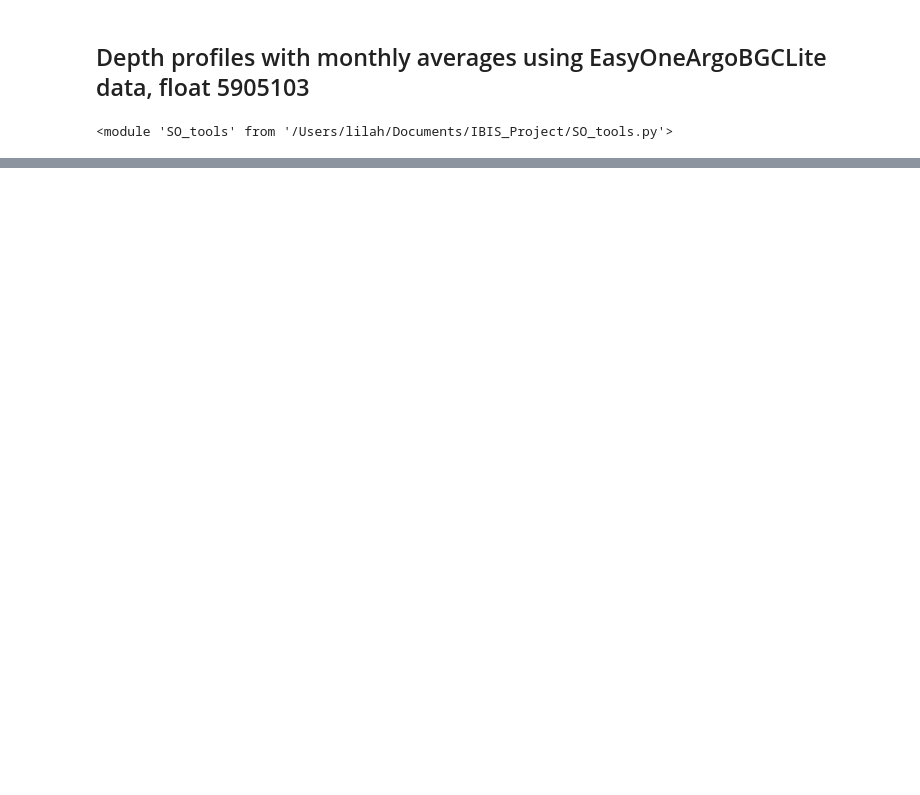
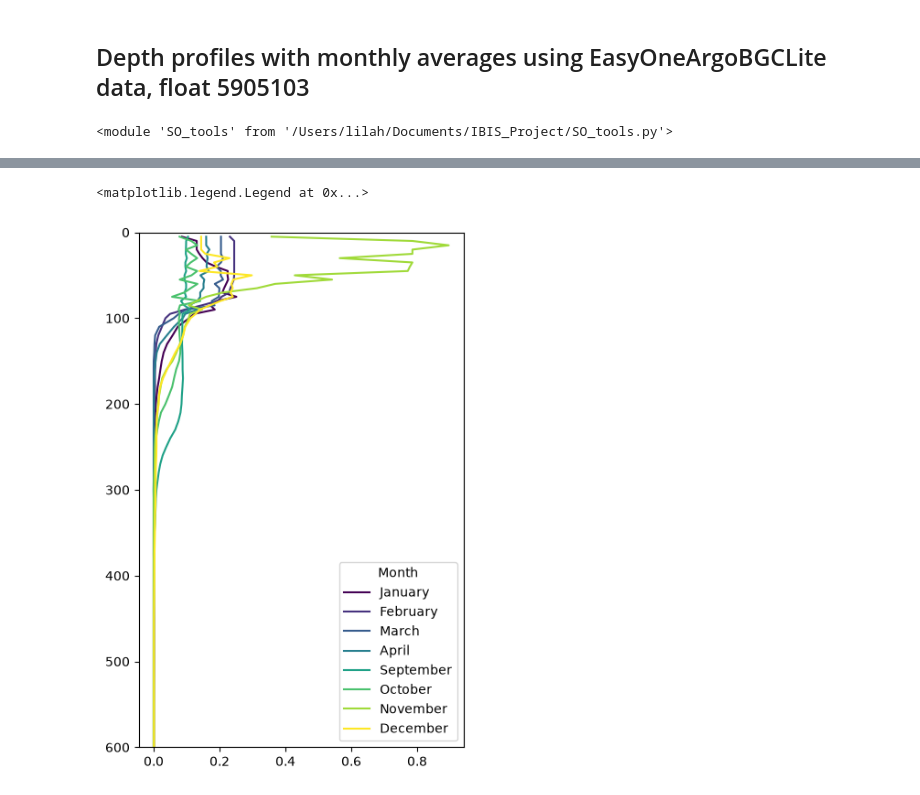
Before and after one commit to Lilah-Asalie/IBIS_Project, a Jupyter notebook: New_Depth_Profiles.ipynb, the cells around one changed output, grey strips where cells are left out. Drawn from its saved outputs; the diff is of its cells as text; code cells hidden in the pictures; blank space fills up the shorter version.

```diff
--- a/New_Depth_Profiles.ipynb
+++ b/New_Depth_Profiles.ipynb
@@ -99,0 +163,26 @@ ax.invert_yaxis()
+# %%
+fig = plt.figure(figsize=(4,6), layout='constrained')
+
+ax = fig.add_subplot(111)
+
+unique_months = sorted(df_6['month'].unique())
+num_months = 8
+cmap = plt.get_cmap('viridis', num_months)
+
+# 3. Create a normalization that maps 0 to the first month index, and num_months-1 to the last
+norm = colors.Normalize(vmin=0, vmax=num_months - 1)
+
+# 4. In your loop, map the month based on its *position index* in your unique list, not its calendar number
+for i, month in enumerate(unique_months):
+    g = df_6[df_6['month'] == month]
+    month_label = g["month_name"].iloc[0]
+
+    # Use the index 'i' instead of the calendar month number
+    ax.plot(g["chla"], g["pressure"], color=cmap(norm(i)), label=month_label)
+
+ax.set_ylim(0, 600)
+ax.invert_yaxis()
+ax.legend(title="Month", loc="best")
+# %% [output]
+<matplotlib.legend.Legend at 0x...>
+[figure, added]
```
Also changed, not shown: parts of 11 cells of this notebook, 4 other files.
